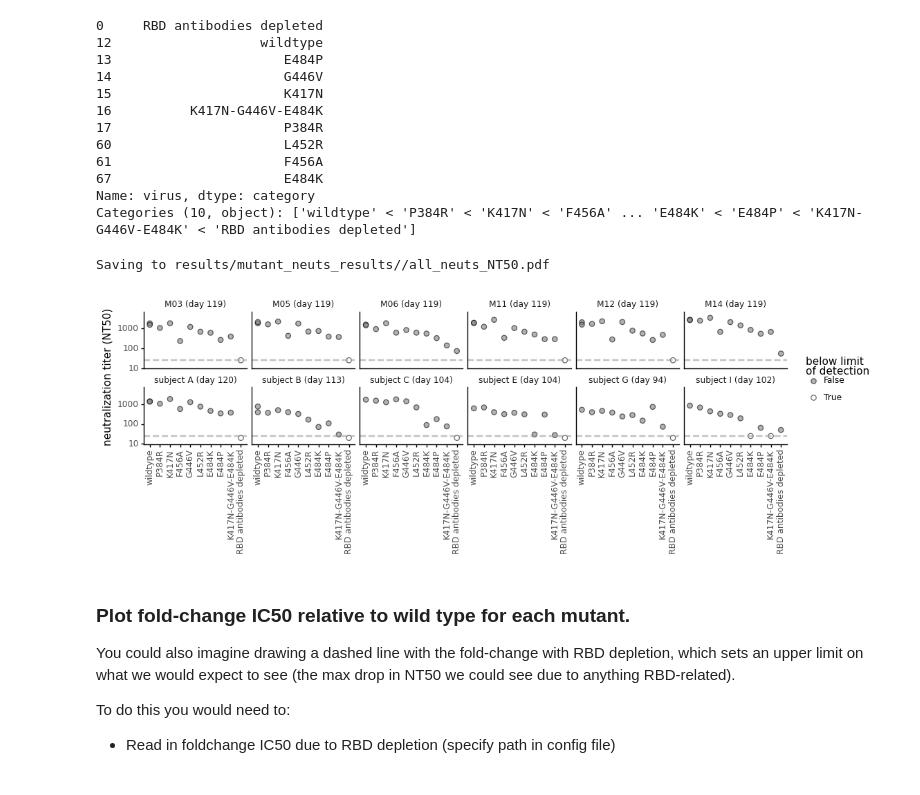
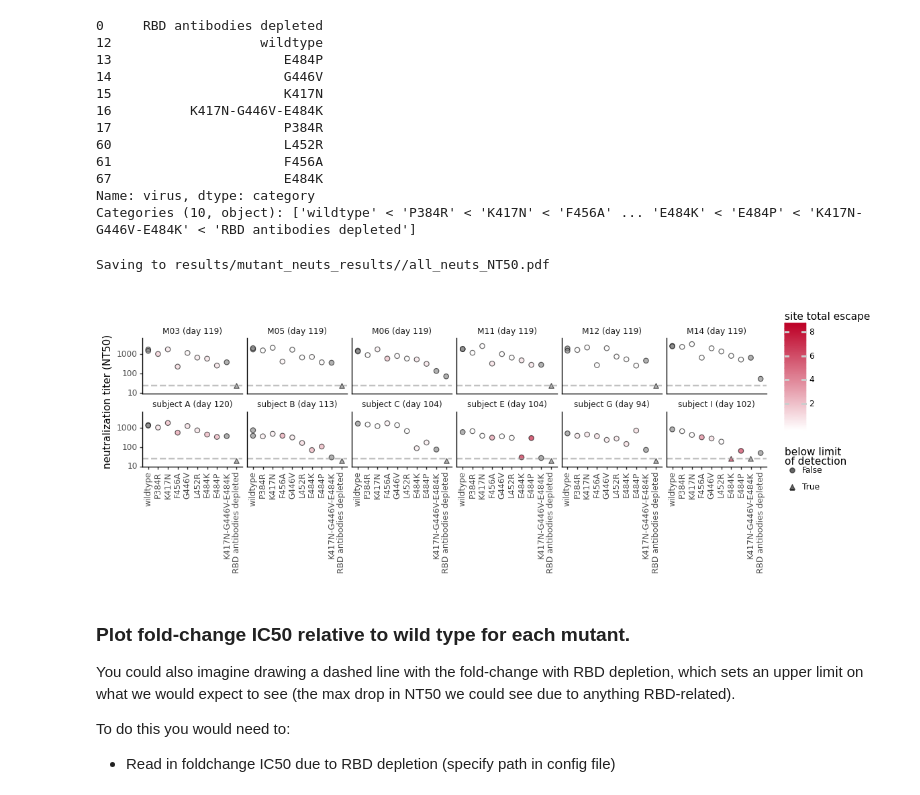
Before and after one commit to jbloomlab/SARS-CoV-2-RBD_MAP_Moderna, a Jupyter notebook: experimental_data/mutant_neuts.ipynb, the cells around one changed output. Cells and saved outputs as stored; diff of their text form; code cells hidden in the pictures.

Commit message:
color validations by escape fraction:

```diff
--- a/experimental_data/mutant_neuts.ipynb
+++ b/experimental_data/mutant_neuts.ipynb
@@ -228,0 +232,7 @@ display(HTML(depletion_df.to_html(index=False)))
+# %%
+escape_fracs_file = os.path.join('..', global_config['escape_fracs'])
+escape_fracs = pd.read_csv(escape_fracs_file).query('library == "average"')
+
+escape_metrics = [global_config['site_metric'], global_config['mut_metric']]
+
+display(HTML(escape_fracs.head().to_html(index=False)))
@@ -228,0 +250,20 @@ display(HTML(depletion_df.to_html(index=False)))
+# %%
+samples = config['map_conditions'].values()
+escape_fracs_df = (escape_fracs
+                   .replace(config['map_conditions'])
+                   .query('selection in @samples')
+                   [['selection', 'label_site', 'wildtype', 'mutation', global_config['site_metric'], global_config['mut_metric']]]
+                   .rename(columns={'selection':'serum',
+                                    'label_site': 'site',
+                                    global_config['mut_metric']:'mutation escape',
+                                    global_config['site_metric']:'site total escape',
+                                   }
+                          )
+                   .assign(virus=lambda x: x['wildtype'] + x['site'].astype(str) + x['mutation'],
+                           site_label=lambda x: x['wildtype'] + x['site'].astype(str),
+                           site=lambda x: x['site'].astype(str)
+                          )
+                   .drop(columns=['wildtype', 'mutation', 'site_label', 'site'])
+                  )
+
+display(HTML(escape_fracs_df.head().to_html(index=False)))
@@ -233,11 +281,14 @@ Even though the NT50s decrease by ~10-fold or more for some sera against some mu
 It would be nice to have this clearly shown.
 # %%
 muts_depletions = (pd.concat([depletion_df, fc], axis=0, ignore_index=True)
-                .assign(sample_type=lambda x: x['serum'].map(config['sample_types']),
-                        virus=lambda x: pd.Categorical(x['virus'], categories=config['viruses'], ordered=True)
-                       )
+                   .assign(sample_type=lambda x: x['serum'].map(config['sample_types']))
+                   .merge(escape_fracs_df,
+                          how='left',
+                          on=['serum', 'virus']
+                         )
+                   .assign(virus=lambda x: pd.Categorical(x['virus'], categories=config['viruses'], ordered=True))
                )
 
-display(HTML(muts_depletions.head().to_html(index=False)))
+display(HTML(muts_depletions.tail().to_html(index=False)))
 # %% [output]
 | serum | fold_change | NT50 | ic50 | ic50_is_bound | log2_fold_change | virus | ic50_bound | date | ... |
@@ -263,31 +314,33 @@ Name: virus, dtype: category
 Categories (10, object): ['wildtype' < 'P384R' < 'K417N' < 'F456A' ... 'E484K' < 'E484P' < 'K417N-G446V-E484K' < 'RBD antibodies depleted']
 # %%
 p = (ggplot((muts_depletions)) +
-     aes('virus', 'NT50', fill='ic50_is_bound') +
+     aes('virus', 'NT50', shape='ic50_is_bound', fill='site total escape') +
      geom_point(size=2.5, alpha=0.6) +
      scale_x_discrete(name='') +
      scale_y_log10(name='neutralization titer (NT50)', expand=(0.1,0.1)) +
      facet_wrap('~serum', ncol=6) +
      theme_classic() +
      theme(axis_text_x=element_text(angle=90),
            figure_size=(0.2 * muts_depletions['virus'].nunique()*muts_depletions['serum'].nunique()/2, 2.5),
            strip_margin_y=0.35,
            strip_background_x=element_blank(),
            ) +
          geom_hline(yintercept=25, linetype='dashed', size=1,
                     alpha=0.6, color=CBPALETTE[0]) +
-     scale_fill_manual(values=['gray', 'white'],name='below limit\nof detection')
+     scale_fill_gradient(low='white', high='#BD0026') +
+     scale_shape_manual(values=['o','^'], name='below limit\nof detection')
+#      scale_fill_manual(values=['gray', 'white'],name='below limit\nof detection')
 #          +scale_color_manual(values=['gray', '#D55E00'],name='E484 mutant')
      )
 
 _ = p.draw()
 
 plotfile = f'{resultsdir}/all_neuts_NT50.pdf'
 print(f"Saving to {plotfile}")
 p.save(plotfile, verbose=False)
 # %% [output]
 Saving to results/mutant_neuts_results//all_neuts_NT50.pdf
-[figure, old version]
+[figure, new version]
 # %% [markdown]
 ### Plot fold-change IC50 relative to wild type for each mutant.
 You could also imagine drawing a dashed line with the fold-change with RBD depletion, which sets an upper limit on what we would expect to see (the max drop in NT50 we could see due to anything RBD-related).
```
Also changed, not shown: parts of 24 cells of this notebook, 16 other files.
